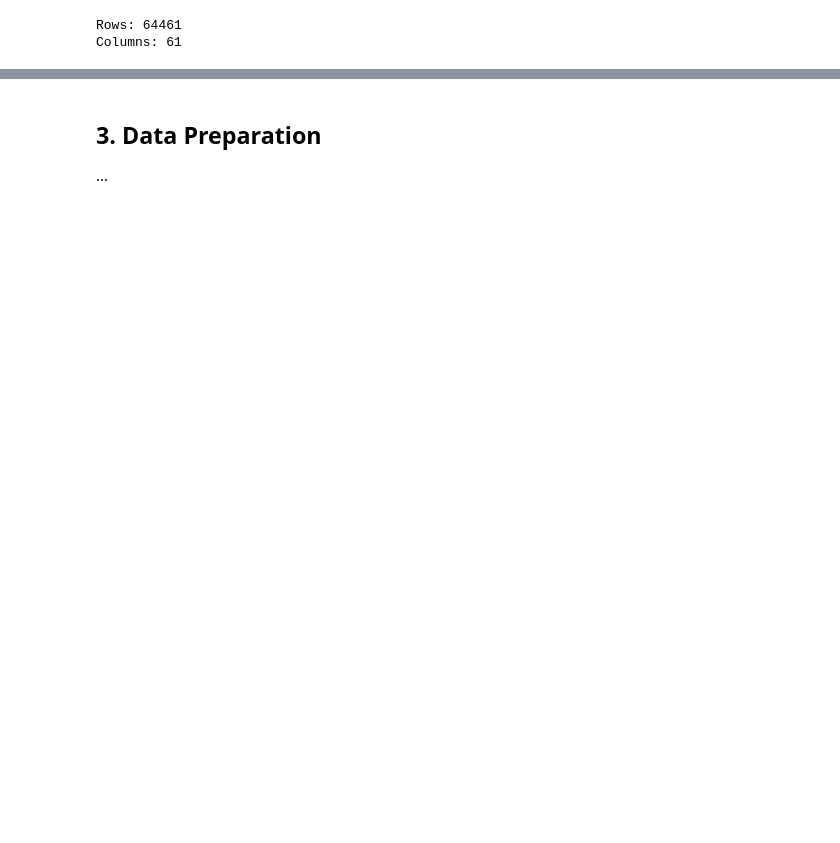
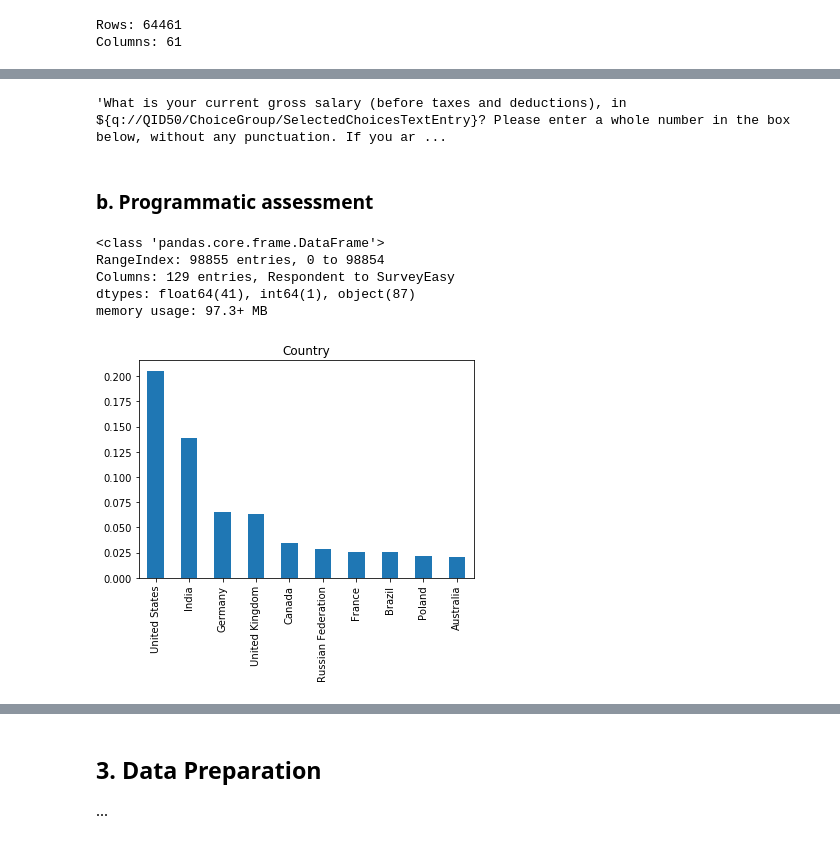
Before and after one commit to LeopoldWalther/StackOverflow_Survey, a Jupyter notebook: Survey_Analysis.ipynb, the cells around one changed output, grey strips where cells are left out. Saved outputs shown, nothing was run; the diff lists cells and outputs as text; code cells hidden in the pictures; blank space fills up the shorter version.

Commit message:
Add visual assesment part of Data Understanding

```diff
--- a/Survey_Analysis.ipynb
+++ b/Survey_Analysis.ipynb
@@ -50,13 +62,5 @@ from IPython import display
 # %%
 # Import data from local csv to pandas dataframe
 
-#df_2018_survey = pd.read_csv('./Data/developer_survey_2018/survey_results_public.csv')
-#df_2018_schema = pd.read_csv('./Data/developer_survey_2018/survey_results_schema.csv')
-
-#df_2019_survey = pd.read_csv('./Data/developer_survey_2019/survey_results_public.csv')
-#df_2019_schema = pd.read_csv('./Data/developer_survey_2019/survey_results_schema.csv')
-
-df_2020_survey = pd.read_csv('./Data/developer_survey_2020/survey_results_public.csv')
-df_2020_schema = pd.read_csv('./Data/developer_survey_2020/survey_results_schema.csv')
-
-df_2020_survey.head()
+df_2018_survey = pd.read_csv('./Data/developer_survey_2018/survey_results_public.csv')
+df_2018_schema = pd.read_csv('./Data/developer_survey_2018/survey_results_schema.csv')
@@ -81,0 +119,24 @@ Columns: 61
+# %%
+# Put name of column here to check the description of the column
+get_description('Salary', df_2018_schema)
+# %% [output]
+'What is your current gross salary (before taxes and deductions), in ${q://QID50/ChoiceGroup/SelectedChoicesTextEntry}? Please enter a whole number in the box below, without any punctuation. If you ar ...
+# %% [markdown]
+### b. Programmatic assessment
+# %%
+# Check datatypes and non-null count of columns in df_twitter_archive_enhanced
+df_2018_survey.info()
+# %% [output]
+<class 'pandas.core.frame.DataFrame'>
+RangeIndex: 98855 entries, 0 to 98854
+Columns: 129 entries, Respondent to SurveyEasy
+dtypes: float64(41), int64(1), object(87)
+memory usage: 97.3+ MB
+# %%
+# Where are the participants of the survey from?
+country_rows = df_2018_survey.Country.value_counts()
+
+(country_rows[:10]/df_2018_survey.shape[0]).plot(kind="bar");
+plt.title("Country");
+# %% [output]
+[figure, added]
```
Also changed, not shown: parts of 24 cells of this notebook.
